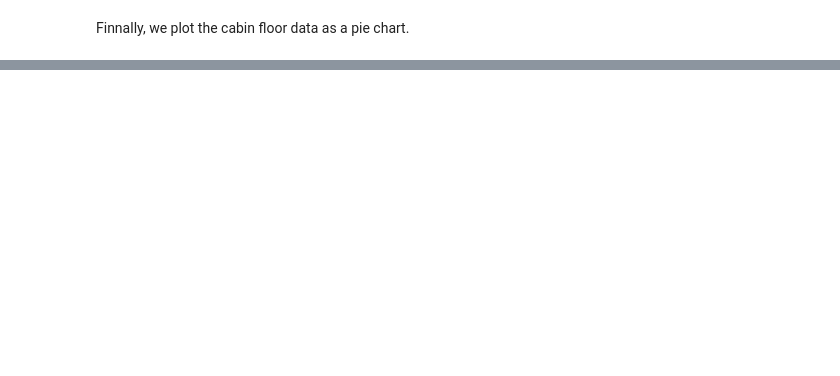
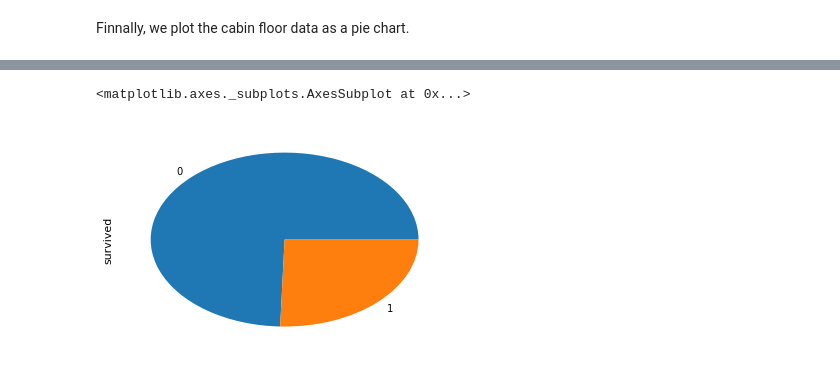
Before and after one commit to RadoslawDryzner/LeRepoDuGuerrier, a Jupyter notebook: Homework01/Homework 1.ipynb, the cells around one changed output, grey strips where cells are left out. Saved outputs shown, nothing was run; the diff lists cells and outputs as text; code cells hidden in the pictures; blank space fills up the shorter version.

```diff
--- a/Homework01/Homework 1.ipynb
+++ b/Homework01/Homework 1.ipynb
@@ -98,0 +221,5 @@ titanic.cabin.dropna().apply(lambda x : x[0]).value_counts(sort=False).plot(kind
+# %%
+titanic[titanic.pclass == 3].survived.value_counts(sort=False).plot(kind='pie')
+# %% [output]
+<matplotlib.axes._subplots.AxesSubplot at 0x...>
+[figure, added]
```
Also changed, not shown: parts of 13 cells of this notebook.
